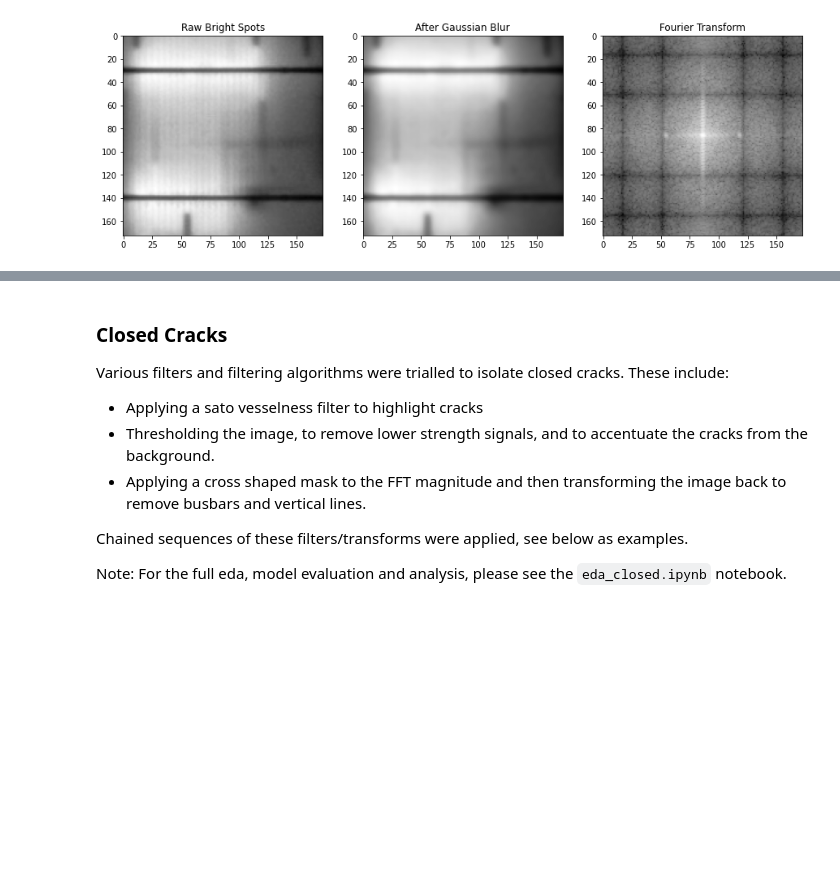
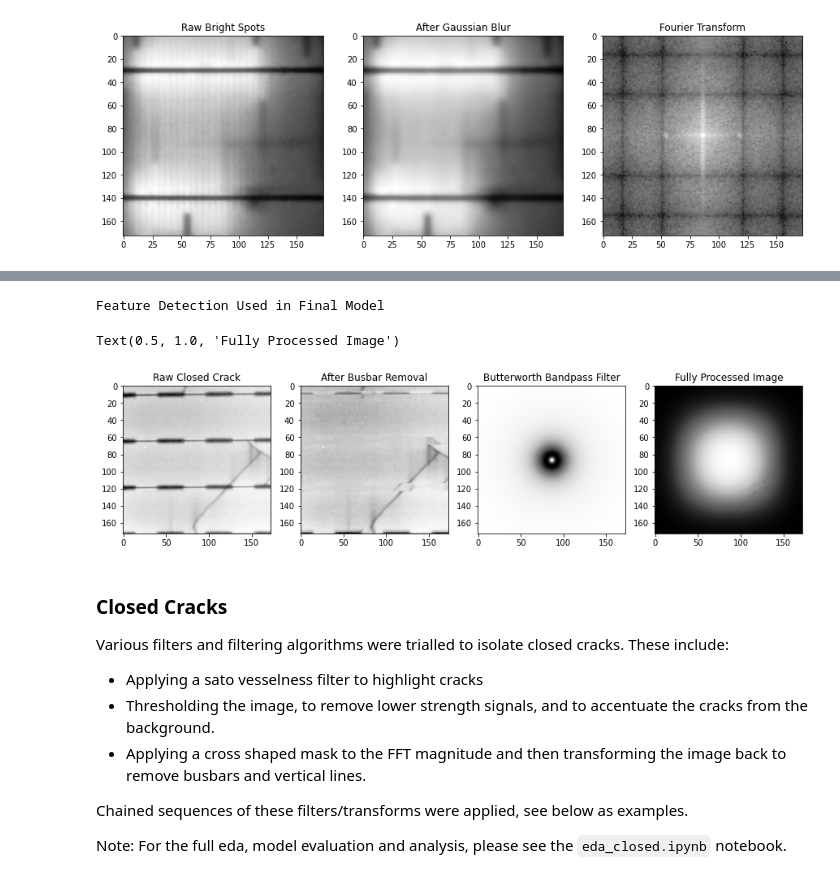
Before and after one commit to atox120/w281_finalproject_solascan, a Jupyter notebook: notebooks/main.ipynb, the cells around one changed output, grey strips where cells are left out. Cells and saved outputs as stored; diff of their text form; code cells hidden in the pictures; blank space fills up the shorter version.

```diff
--- a/notebooks/main.ipynb
+++ b/notebooks/main.ipynb
@@ -380,3 +387,42 @@ Text(0.5, 1.0, 'Fourier Transform')
+# %%
+## Grab the Resistive defects
+n_samples = 10
+seed = 1234
+defect = (DefectViewer(row_chop=25, col_chop=25) << (ImageLoader(defect_class='Resistive') << n_samples))
+defect.category = 'Resistive'
+
+## Orienting and removing busbars
+oriented_defect = Orient(num_jobs=20) << defect
+nobus_defect = RemoveBusBars() << oriented_defect
+
+## Generating Butterworth Bandpass Filter
+x = nobus_defect[-1]
+btw = Butterworth(((~x)[0]))
+mask = btw.bandpass(3, 15, 1, 1)
+
+## Applying the band pass filter during the transformation
+f = FFT(dim=2) << nobus_defect
+iff = IFFT(mask) << f
+
+# Plot images
+print("Feature Detection Used in Final Model")
+plt.figure(figsize=(15, 24))
+plt.subplot(141)
+plt.imshow(defect.images[0], cmap='Greys_r')
+plt.title("Raw Closed Crack", size=12)
+plt.subplot(142)
+plt.imshow((~(nobus_defect)[1])[0], cmap='Greys_r')
+plt.title("After Busbar Removal", size=12)
+plt.subplot(143)
+plt.imshow(mask, cmap='Greys_r')
+plt.title("Butterworth Bandpass Filter", size=12)
+plt.subplot(144)
+plt.imshow((~(iff[-1]))[0], cmap='Greys_r')
+plt.title("Fully Processed Image", size=12)
+# %% [output]
+Feature Detection Used in Final Model
+Text(0.5, 1.0, 'Fully Processed Image')
+[figure, added]
 # %% [markdown]
 ### Closed Cracks
 Various filters and filtering algorithms were trialled to isolate closed cracks. These include:
```
Also changed, not shown: parts of 11 cells of this notebook.
